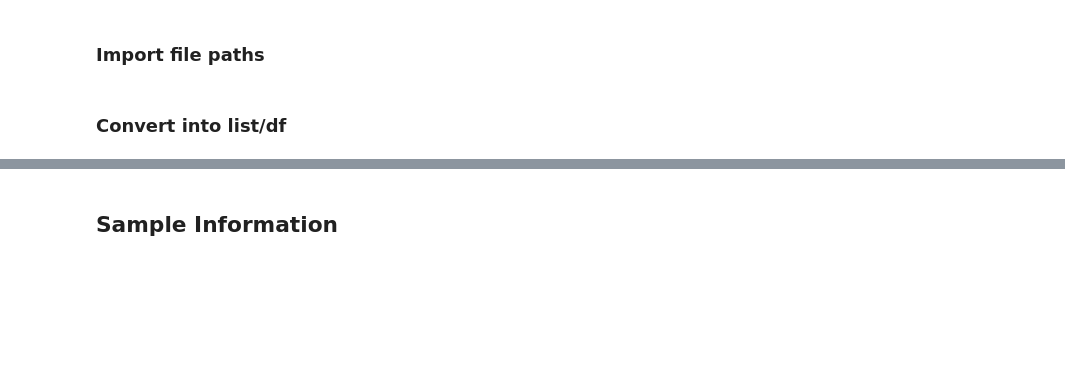
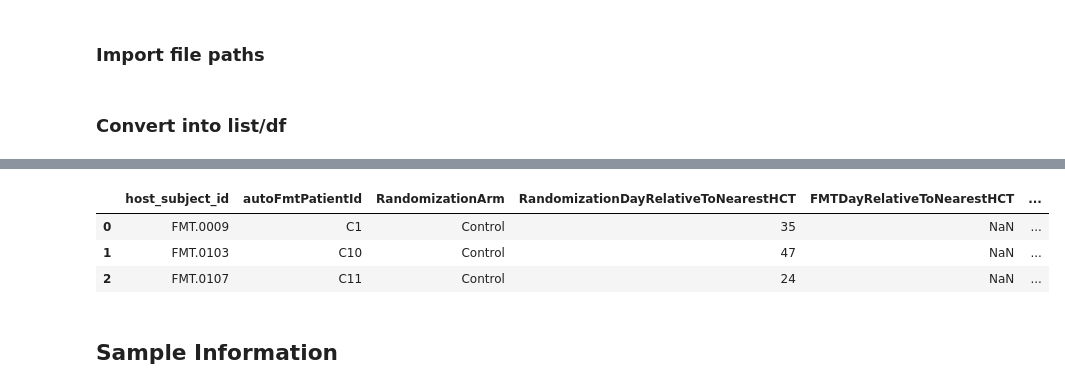
Before and after one commit to cguccione/Liao_Cancer_Qiita, a Jupyter notebook: Qiita_meta_create.ipynb, the cells around one changed output, grey strips where cells are left out. Drawn from its saved outputs; the diff is of its cells as text; code cells hidden in the pictures; blank space fills up the shorter version.

```diff
--- a/Qiita_meta_create.ipynb
+++ b/Qiita_meta_create.ipynb
@@ -55,6 +50,16 @@ meta[:3]
 | 0 | 1000A | 1000 | 0 | formed | SRR11414397 | PRJNA545312 | -9.0 | ... |
 | 1 | 1000B | 1000 | 5 | liquid | SRR11414992 | PRJNA545312 | -4.0 | ... |
 | 2 | 1000C | 1000 | 15 | liquid | SRR11414991 | PRJNA545312 | 6.0 | ... |
+# %%
+#FMT (Fecal Matter Transfer) Data
+fmt_meta = pd.read_csv(fmt_path)
+fmt_meta.rename(columns = {'PatientID':'host_subject_id'}, inplace = True)
+fmt_meta[:3]
+# %% [output]
+|  | host_subject_id | autoFmtPatientId | RandomizationArm | RandomizationDayRelativeToNearestHCT | FMTDayRelativeToNearestHCT | ... |
+| 0 | FMT.0009 | C1 | Control | 35 | NaN | ... |
+| 1 | FMT.0103 | C10 | Control | 47 | NaN | ... |
+| 2 | FMT.0107 | C11 | Control | 24 | NaN | ... |
 # %% [markdown]
 ## Sample Information
 # %%
```
Also changed, not shown: parts of 17 cells of this notebook, 50 other files.
